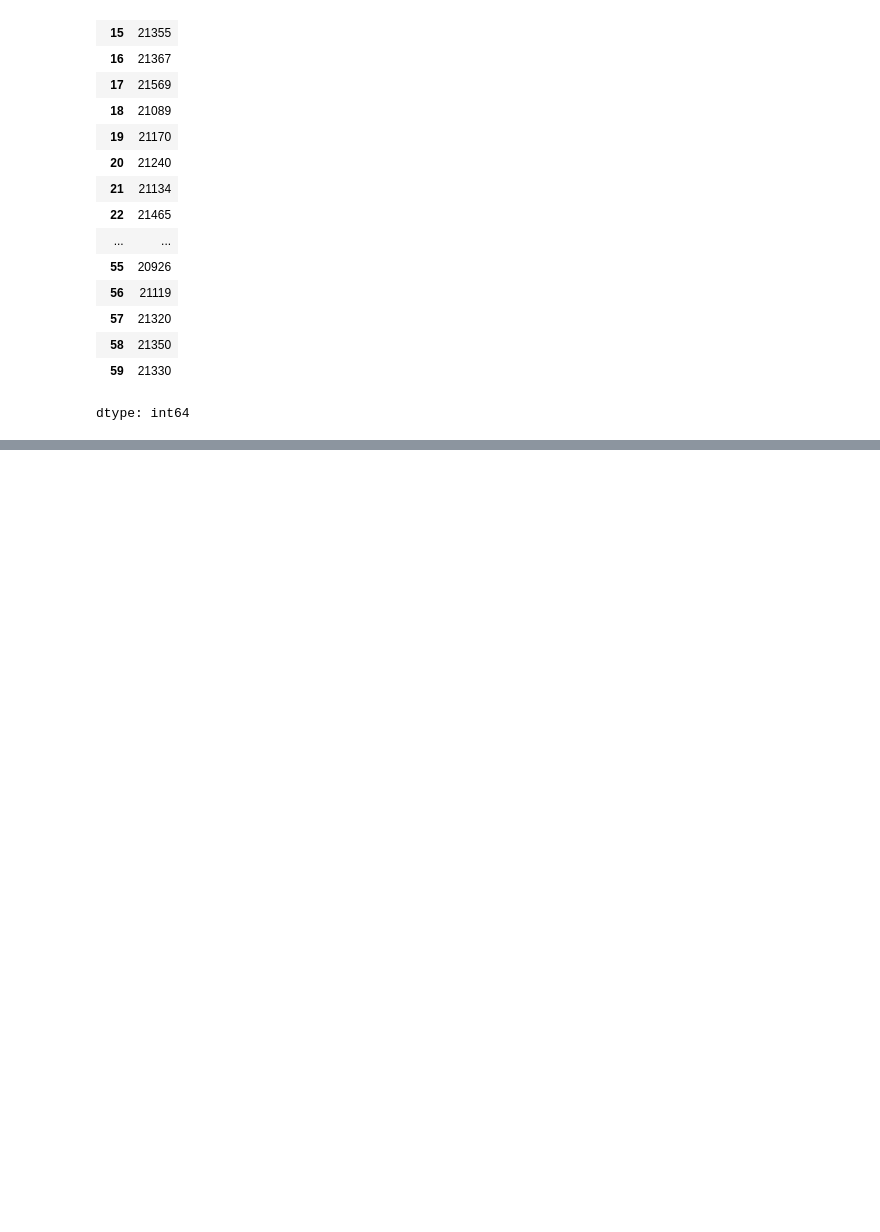
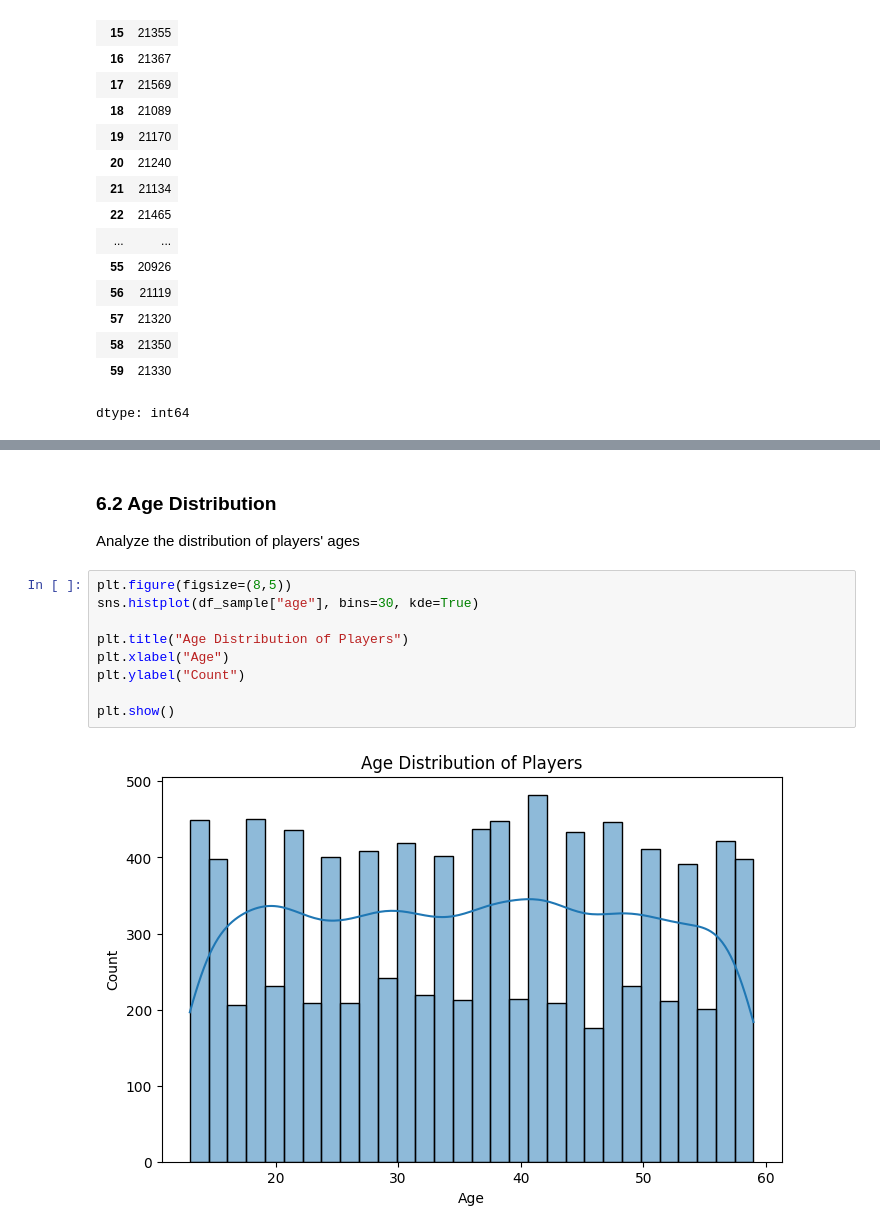
Before and after one commit to RenatoSaldivia/gaming-mental-health-analysis, a Jupyter notebook: notebook/gaming_mental_health_analysis.ipynb, the cells around one changed output, grey strips where cells are left out. Saved outputs shown, nothing was run; the diff lists cells and outputs as text; blank space fills up the shorter version.

Commit message:
Add section 6: Data Distribution Analysis with visualizations and insights

```diff
--- a/notebook/gaming_mental_health_analysis.ipynb
+++ b/notebook/gaming_mental_health_analysis.ipynb
@@ -200,0 +221,14 @@ dtype: int64
+# %% [markdown]
+### 6.2 Age Distribution
+Analyze the distribution of players' ages
+# %%
+plt.figure(figsize=(8,5))
+sns.histplot(df_sample["age"], bins=30, kde=True)
+
+plt.title("Age Distribution of Players")
+plt.xlabel("Age")
+plt.ylabel("Count")
+
+plt.show()
+# %% [output]
+[figure, added]
```
Also changed, not shown: parts of 25 cells of this notebook.
